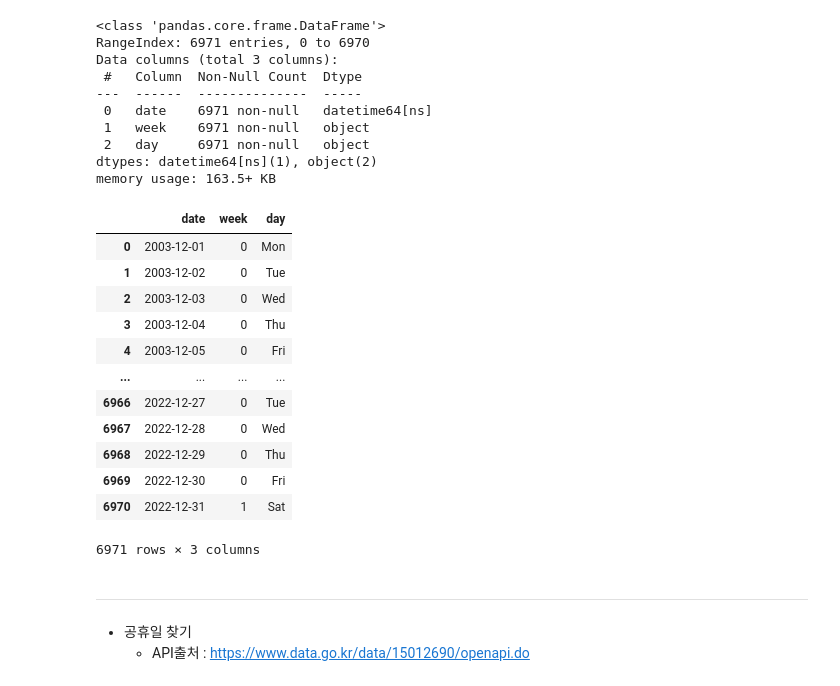
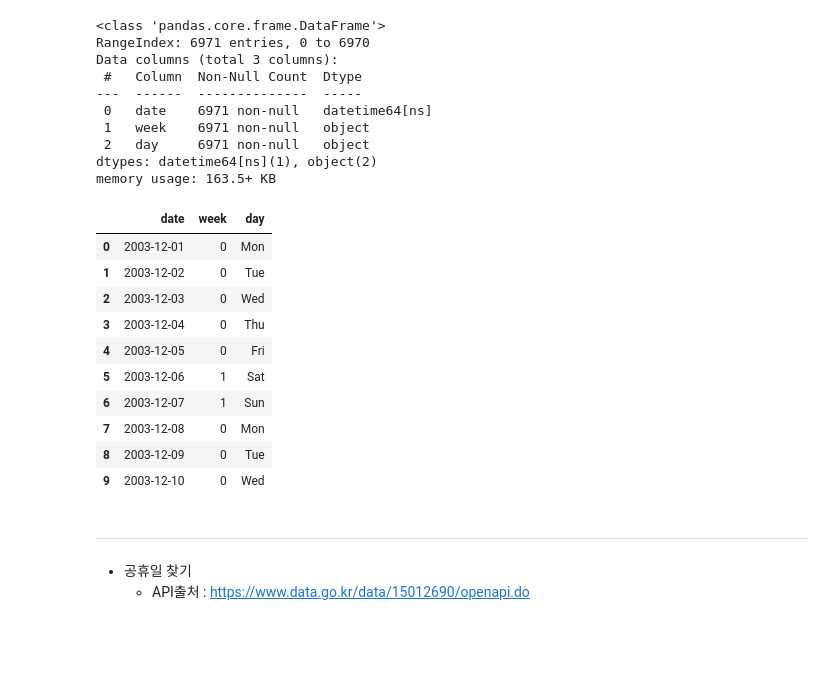
Before and after one commit to zarnits/10M_Movie, a Jupyter notebook: codes/주중, 주말, 공휴일 데이터 수집.ipynb, the cells around one changed output. Cells and saved outputs as stored; diff of their text form; code cells hidden in the pictures; blank space fills up the shorter version.

```diff
--- a/codes/주중, 주말, 공휴일 데이터 수집.ipynb
+++ b/codes/주중, 주말, 공휴일 데이터 수집.ipynb
@@ -115,21 +101,19 @@ date_df.to_csv("date.csv", encoding="utf-8", index=False)
 # %%
 date_df = pd.read_csv("date.csv")
 # %%
-date_df
+date_df.head(10)
 # %% [output]
 |  | date | week | day |
 | 0 | 2003-12-01 | 0 | Mon |
 | 1 | 2003-12-02 | 0 | Tue |
 | 2 | 2003-12-03 | 0 | Wed |
 | 3 | 2003-12-04 | 0 | Thu |
 | 4 | 2003-12-05 | 0 | Fri |
-| ... | ... | ... | ... |
-| 6966 | 2022-12-27 | 0 | Tue |
-| 6967 | 2022-12-28 | 0 | Wed |
-| 6968 | 2022-12-29 | 0 | Thu |
-| 6969 | 2022-12-30 | 0 | Fri |
-| 6970 | 2022-12-31 | 1 | Sat |
+| 5 | 2003-12-06 | 1 | Sat |
+| 6 | 2003-12-07 | 1 | Sun |
+| 7 | 2003-12-08 | 0 | Mon |
+| 8 | 2003-12-09 | 0 | Tue |
+| 9 | 2003-12-10 | 0 | Wed |
-6971 rows × 3 columns
 # %% [markdown]
 ------
 - 공휴일 찾기
```
Also changed, not shown: parts of 16 cells of this notebook, 4 other files.
